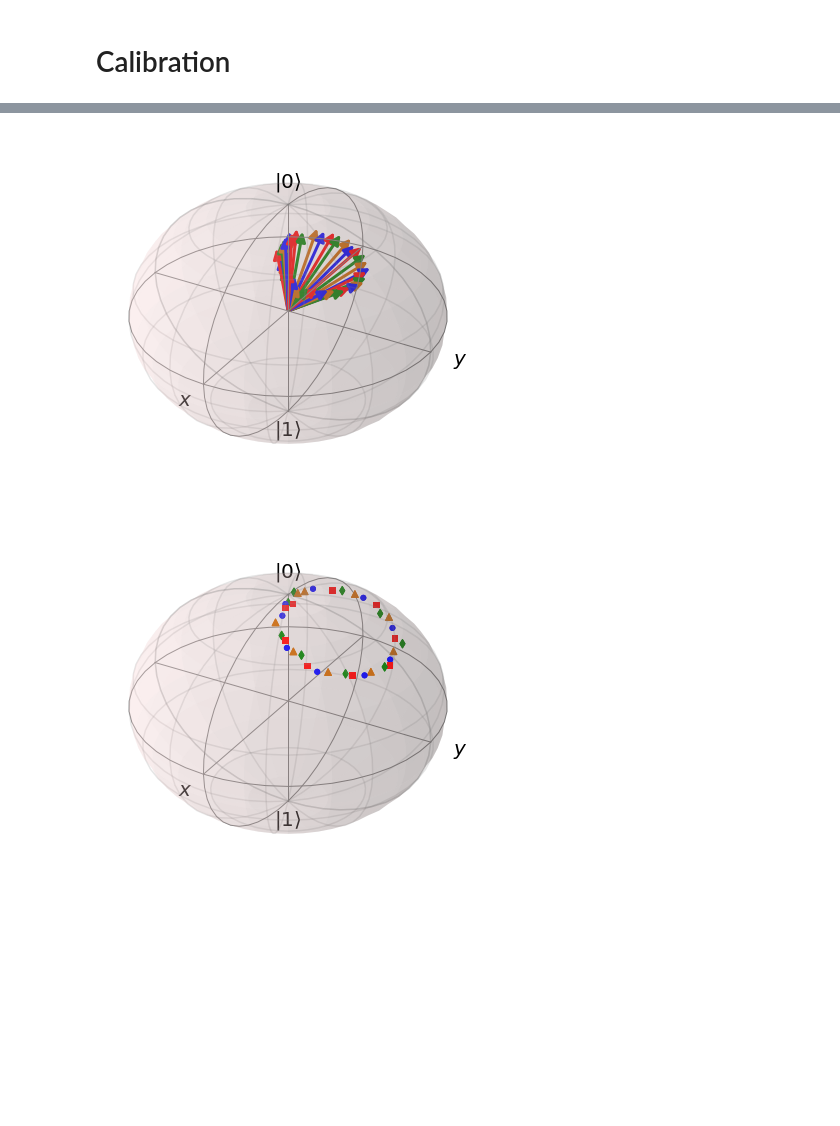
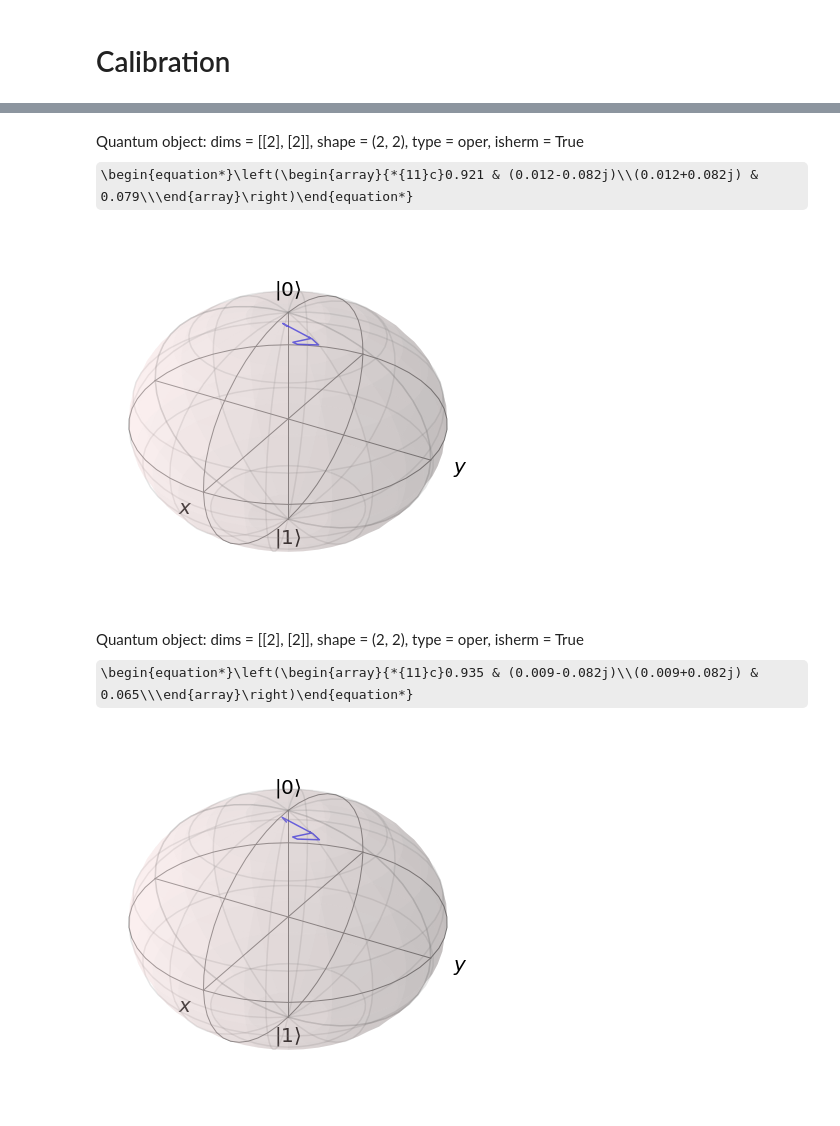
Before and after one commit to OliverDudgeon/QSync, a Jupyter notebook: ibmq-experiment.ipynb, the cells around one changed output, grey strips where cells are left out. Drawn from its saved outputs; the diff is of its cells as text; code cells hidden in the pictures; some formulas as TeX source; blank space fills up the shorter version.

Commit message:
Some real world experiments

```diff
--- a/ibmq-experiment.ipynb
+++ b/ibmq-experiment.ipynb
@@ -29,6 +31,11 @@ provider = IBMQ.get_provider(group='open', project='main')
 
 job_manager = IBMQJobManager()
 
-backend = provider.get_backend('ibmqx2') # Real
+backend = provider.get_backend('ibmq_santiago') # Real - ibmq_santiago seems to have the lowest CNOT noise
 # backend = AerSimulator.from_backend(backend) # Noisy Sim
 # backend = AerSimulator() # Ideal Sim
+
+is_real_device = not backend.name().startswith('aer_simulator')
+
+max_shots = backend.configuration().to_dict()["max_shots"]
+max_shots
@@ -38,16 +45,15 @@ is_real_device = not backend.name().startswith('aer_simulator')
 # Parameters
 # %%
 # Simulation Steps
-SIM_STEPS = 35
-
-SHOTS = 8192
+SIM_STEPS = 7
+SHOTS = max_shots
 
 gain_amp = 0.1
 loss_amp = 1
 m = min(loss_amp, gain_amp)
 
-detuning = 3 * m
-signal_strength = 2 * m
+detuning = 10 * 3 * m
+signal_strength = 10 * 2 * m
 dt = 0.5
 
 theta_d = 2 * np.arcsin(np.sqrt(loss_amp * dt))
@@ -67,11 +73,23 @@ def generate_circuit(dt, detuning, signal_strength, steps):
     for _ in range(steps):
         qc.u(z_arg, y_arg, z_arg, qreg_q[0])
 
-        # Loss
+        # Loss CU
         # qc.cu(theta_d, 0, 0, 0, qreg_q[0], qreg_q[1])
         # qc.cx(qreg_q[1], qreg_q[0])
         # qc.measure(qreg_q[1], creg_c[0])
         # qc.reset(qreg_q[1])
+
+        # Loss 2xCX
+        qc.u(pi / 2, -pi, 0, qreg_q[0])
+        qc.u(-theta_d / 2, -pi / 2, pi, qreg_q[1])
+        qc.cx(qreg_q[1], qreg_q[0])
+        qc.u(pi / 2, -pi / 2, 0, qreg_q[0])
+        qc.u(-theta_d / 2, pi, pi / 2, qreg_q[1])
+        qc.cx(qreg_q[1], qreg_q[0])
+        qc.u(0, 0, -pi/2, qreg_q[0])
+        qc.u(0, 0, -pi/2, qreg_q[1])
+        qc.measure(qreg_q[1], creg_c[0])
+        qc.reset(qreg_q[1])
 
         # # Gain
         # qc.u(-pi, 0, 0, qreg_q[0])
@@ -129,9 +151,14 @@ for job, circuit in zip(jobs, compiled_circuits_with_tomo):
 # %%
 b = Bloch()
-b.add_states([Qobj(s) for s in uncorrected_states])
+points = dm2bloch([Qobj(s) for s in uncorrected_states])
+b.add_points(points, meth="l")
+
+# b.view = [0, 90]
 b.show()
+Qobj(uncorrected_states[-1])
 # %% [output]
+Quantum object: dims = [[2], [2]], shape = (2, 2), type = oper, isherm = True\begin{equation*}\left(\begin{array}{*{11}c}0.921 & (0.012-0.082j)\\(0.012+0.082j) & 0.079\\\end{array}\right)\end{equation*}
-[figure, old version]
+[figure, new version]
 # %%
 if is_real_device:
     # Save job ids for later retrieval
@@ -161,9 +188,11 @@ for job, circuit in zip(jobs, compiled_circuits_with_tomo):
     corrected_states.append(state)
 # %%
 b = Bloch()
-
-b.add_states([Qobj(s) for s in corrected_states], "point")
-
+points = dm2bloch([Qobj(s) for s in corrected_states])
+b.add_points(points, meth="l")
+# b.view = [0, 90]
 b.show()
+Qobj(corrected_states[-1])
 # %% [output]
+Quantum object: dims = [[2], [2]], shape = (2, 2), type = oper, isherm = True\begin{equation*}\left(\begin{array}{*{11}c}0.935 & (0.009-0.082j)\\(0.009+0.082j) & 0.065\\\end{array}\right)\end{equation*}
-[figure, old version]
+[figure, new version]
```
Also changed, not shown: parts of 7 cells of this notebook, 11 other files.
